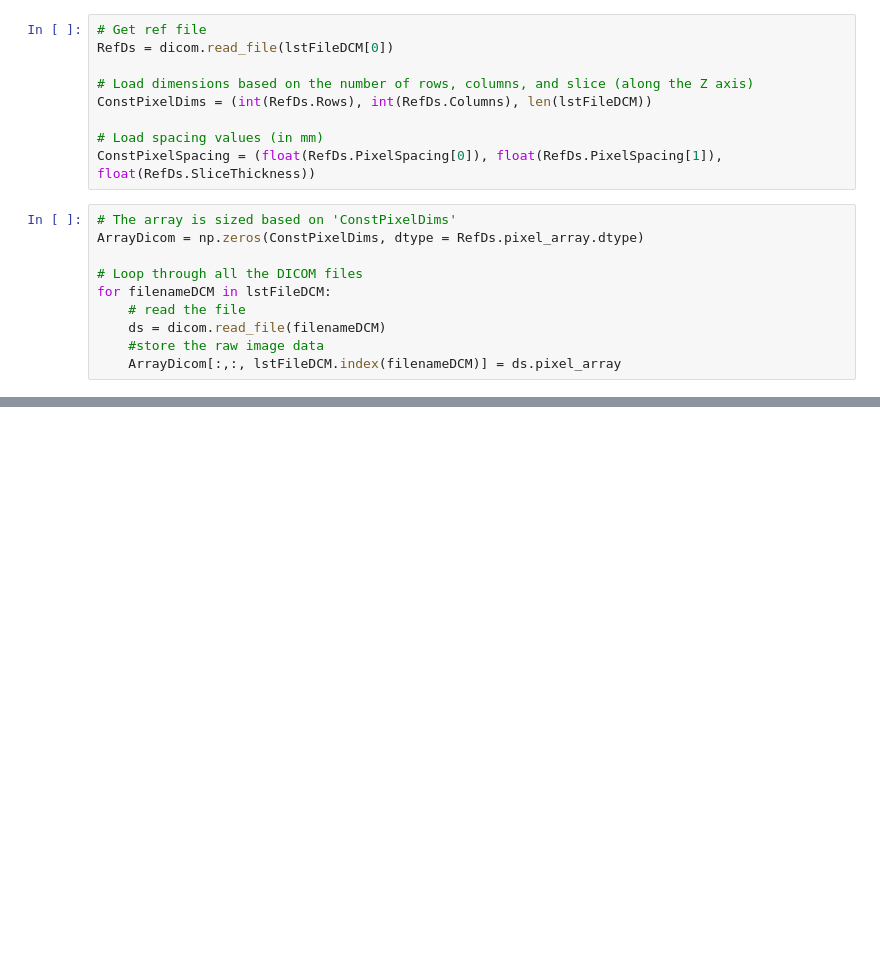
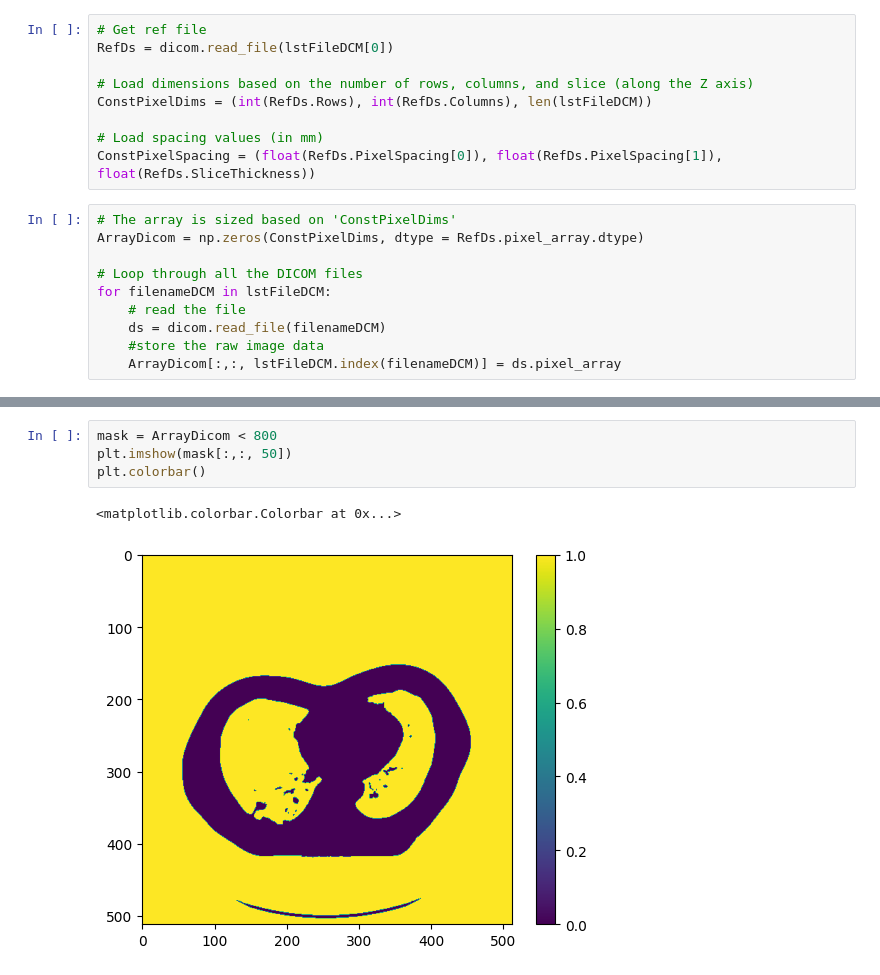
Before and after one commit to CamThu/Lung-CT-image-segmentation, a Jupyter notebook: CT_lung_segment.ipynb, the cells around one changed output, grey strips where cells are left out. Saved outputs shown, nothing was run; the diff lists cells and outputs as text; blank space fills up the shorter version.

```diff
--- a/CT_lung_segment.ipynb
+++ b/CT_lung_segment.ipynb
@@ -158,0 +99,7 @@ plt.imshow(ArrayDicom[:,:,50])
+# %%
+mask = ArrayDicom < 800
+plt.imshow(mask[:,:, 50])
+plt.colorbar()
+# %% [output]
+<matplotlib.colorbar.Colorbar at 0x...>
+[figure, added]
```
Also changed, not shown: parts of 27 cells of this notebook.
